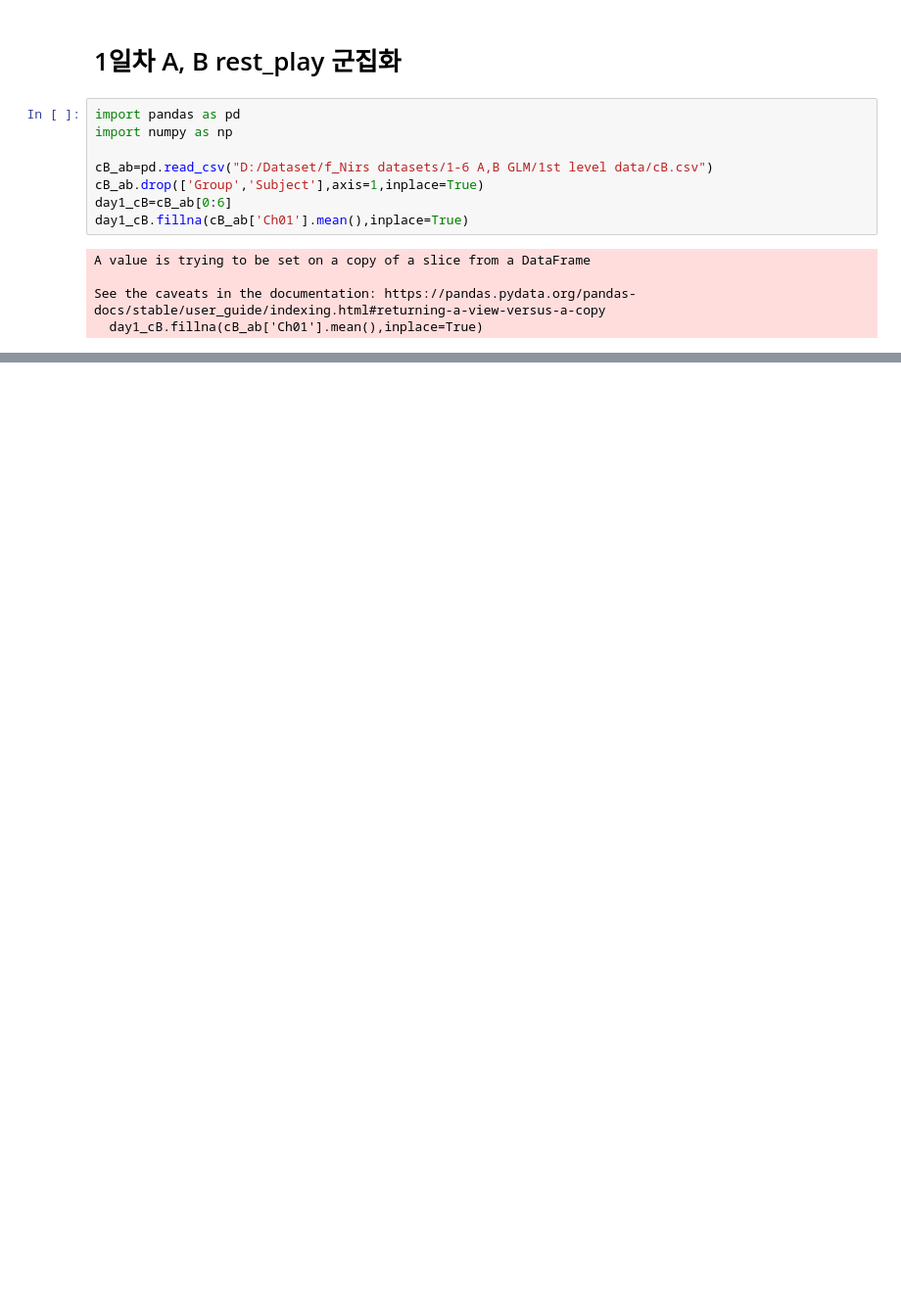
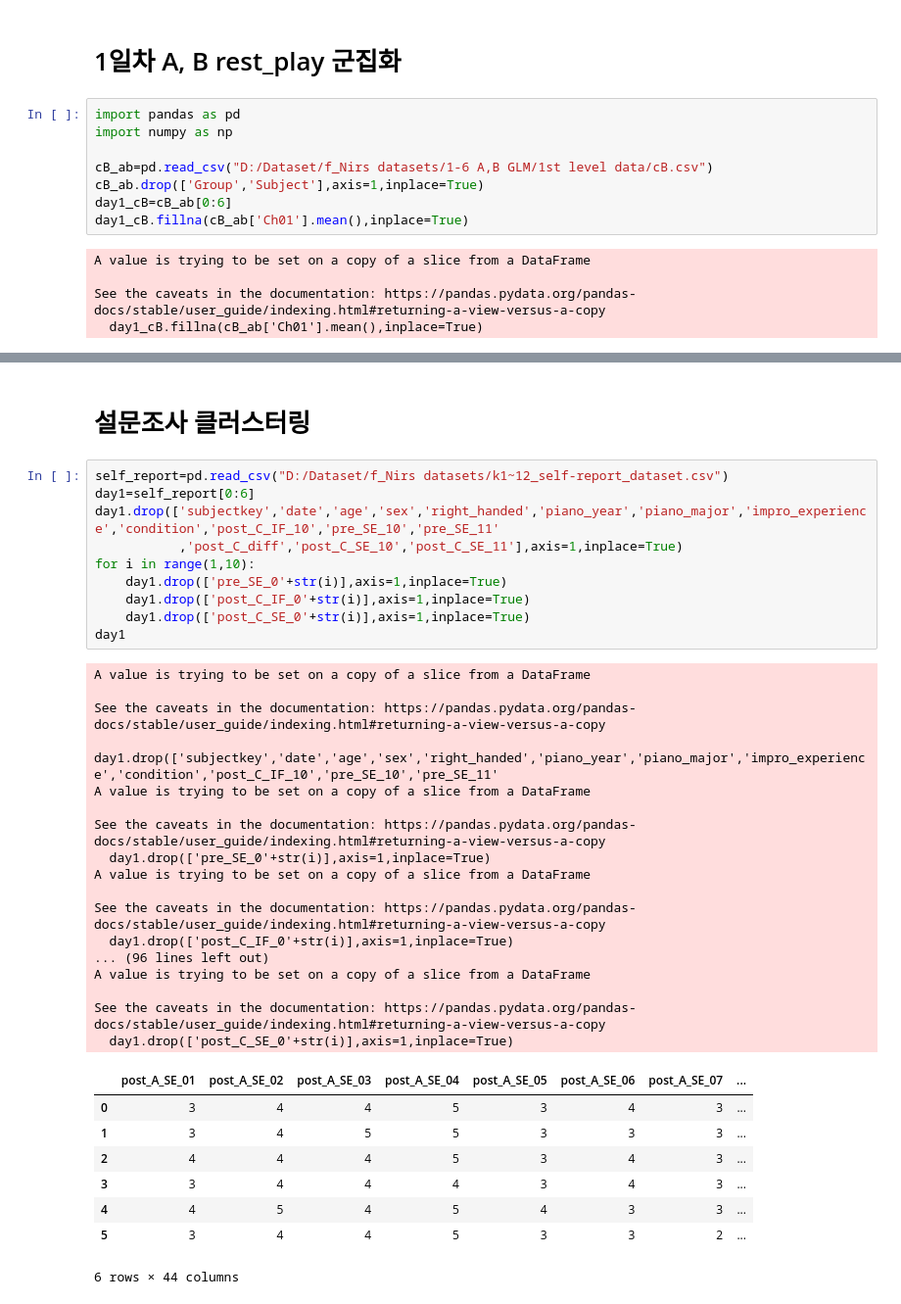
Before and after one commit to juhojang/fNIRS_analysis, a Jupyter notebook: clustering/day1_hierachy_ab.ipynb, the cells around one changed output, grey strips where cells are left out. Shown at 98% size. Saved outputs shown, nothing was run; the diff lists cells and outputs as text; blank space fills up the shorter version.

```diff
--- a/clustering/day1_hierachy_ab.ipynb
+++ b/clustering/day1_hierachy_ab.ipynb
@@ -30,0 +59,38 @@ print(cluster)
+# %% [markdown]
+# 설문조사 클러스터링
+# %%
+self_report=pd.read_csv("D:/Dataset/f_Nirs datasets/k1~12_self-report_dataset.csv")
+day1=self_report[0:6]
+day1.drop(['subjectkey','date','age','sex','right_handed','piano_year','piano_major','impro_experience','condition','post_C_IF_10','pre_SE_10','pre_SE_11'
+           ,'post_C_diff','post_C_SE_10','post_C_SE_11'],axis=1,inplace=True)
+for i in range(1,10):
+    day1.drop(['pre_SE_0'+str(i)],axis=1,inplace=True)
+    day1.drop(['post_C_IF_0'+str(i)],axis=1,inplace=True)
+    day1.drop(['post_C_SE_0'+str(i)],axis=1,inplace=True)
+day1
+# %% [output]
+A value is trying to be set on a copy of a slice from a DataFrame
+
+See the caveats in the documentation: https://pandas.pydata.org/pandas-docs/stable/user_guide/indexing.html#returning-a-view-versus-a-copy
+  day1.drop(['subjectkey','date','age','sex','right_handed','piano_year','piano_major','impro_experience','condition','post_C_IF_10','pre_SE_10','pre_SE_11'
+A value is trying to be set on a copy of a slice from a DataFrame
+
+See the caveats in the documentation: https://pandas.pydata.org/pandas-docs/stable/user_guide/indexing.html#returning-a-view-versus-a-copy
+  day1.drop(['pre_SE_0'+str(i)],axis=1,inplace=True)
+A value is trying to be set on a copy of a slice from a DataFrame
+
+See the caveats in the documentation: https://pandas.pydata.org/pandas-docs/stable/user_guide/indexing.html#returning-a-view-versus-a-copy
+  day1.drop(['post_C_IF_0'+str(i)],axis=1,inplace=True)
+... (96 lines left out)
+A value is trying to be set on a copy of a slice from a DataFrame
+
+See the caveats in the documentation: https://pandas.pydata.org/pandas-docs/stable/user_guide/indexing.html#returning-a-view-versus-a-copy
+  day1.drop(['post_C_SE_0'+str(i)],axis=1,inplace=True)
+|  | post_A_SE_01 | post_A_SE_02 | post_A_SE_03 | post_A_SE_04 | post_A_SE_05 | post_A_SE_06 | post_A_SE_07 | ... |
+| 0 | 3 | 4 | 4 | 5 | 3 | 4 | 3 | ... |
+| 1 | 3 | 4 | 5 | 5 | 3 | 3 | 3 | ... |
+| 2 | 4 | 4 | 4 | 5 | 3 | 4 | 3 | ... |
+| 3 | 3 | 4 | 4 | 4 | 3 | 4 | 3 | ... |
+| 4 | 4 | 5 | 4 | 5 | 4 | 3 | 3 | ... |
+| 5 | 3 | 4 | 4 | 5 | 3 | 3 | 2 | ... |
+6 rows × 44 columns
```
Also changed, not shown: parts of 6 cells of this notebook.
